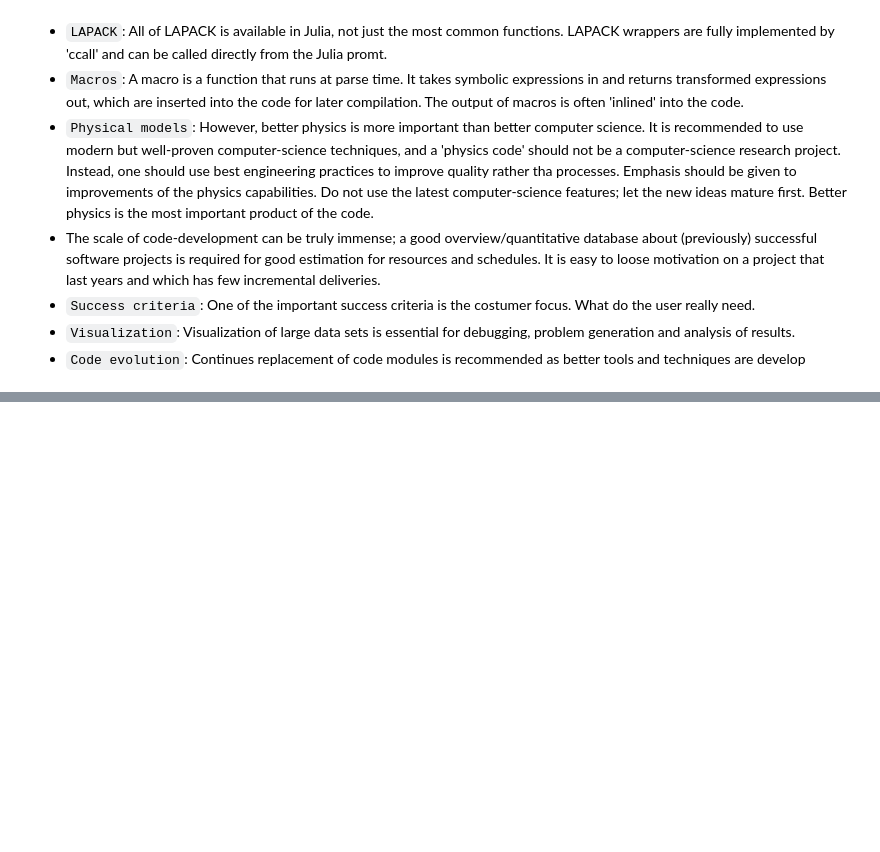
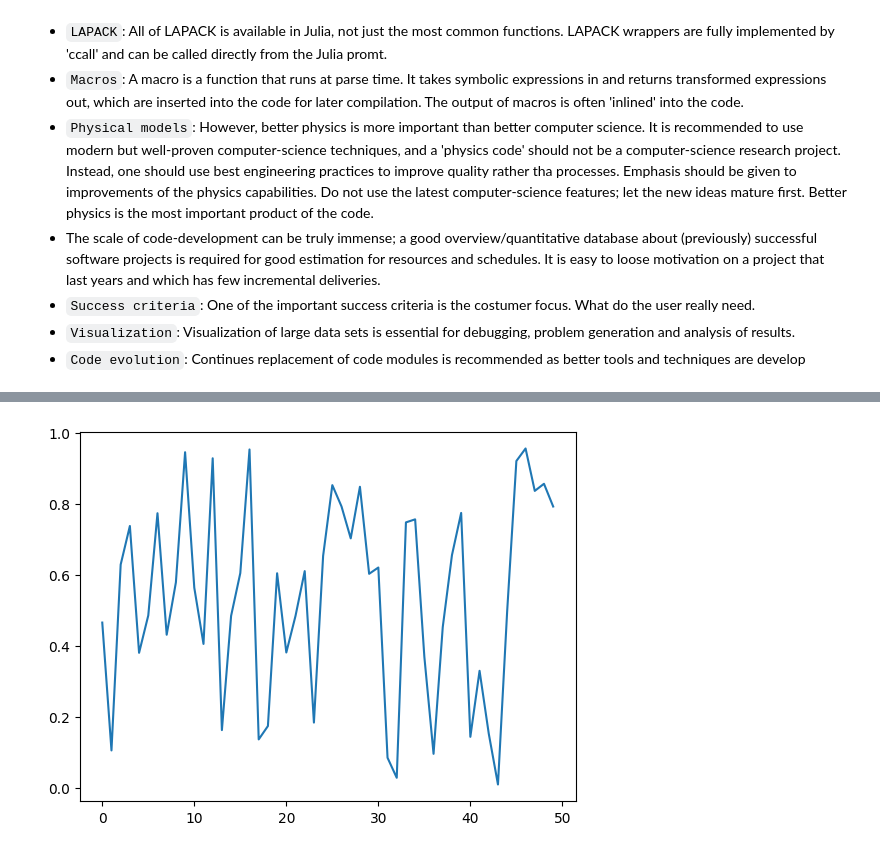
Before and after one commit to OpenJAC/JAC.jl, a Jupyter notebook: tutorials/01-getting-started.ipynb, the cells around one changed output, grey strips where cells are left out. Saved outputs shown, nothing was run; the diff lists cells and outputs as text; code cells hidden in the pictures; blank space fills up the shorter version.

```diff
--- a/tutorials/01-getting-started.ipynb
+++ b/tutorials/01-getting-started.ipynb
@@ -192,0 +194,4 @@ Here, we recall a few remarks from the literature as well as some own experience
+# %%
+r = rand(50); plot(r); show()
+# %% [output]
+[figure, added]
```
Also changed, not shown: parts of 3 cells of this notebook, 6 other files.
